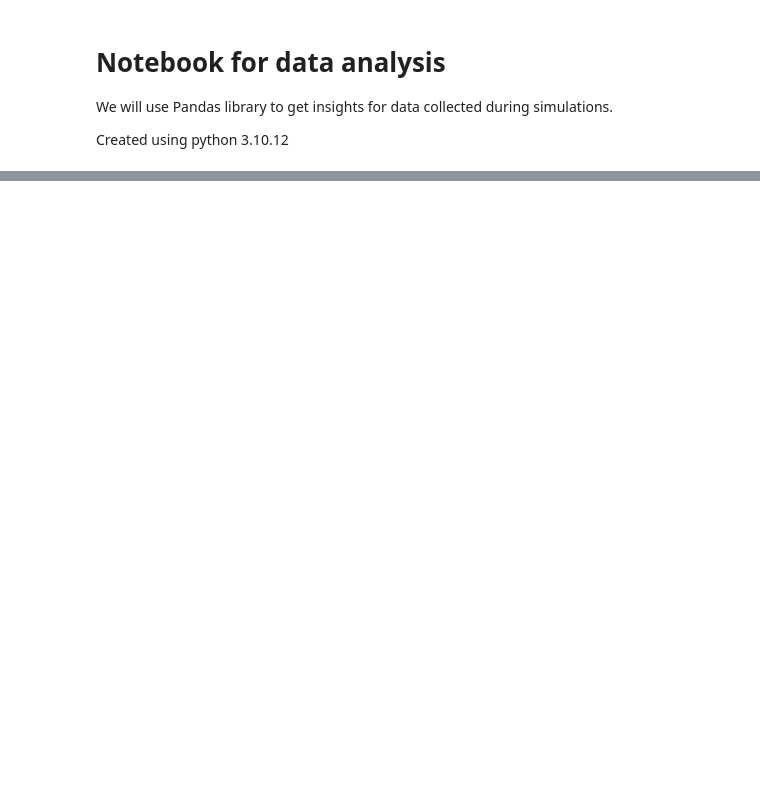
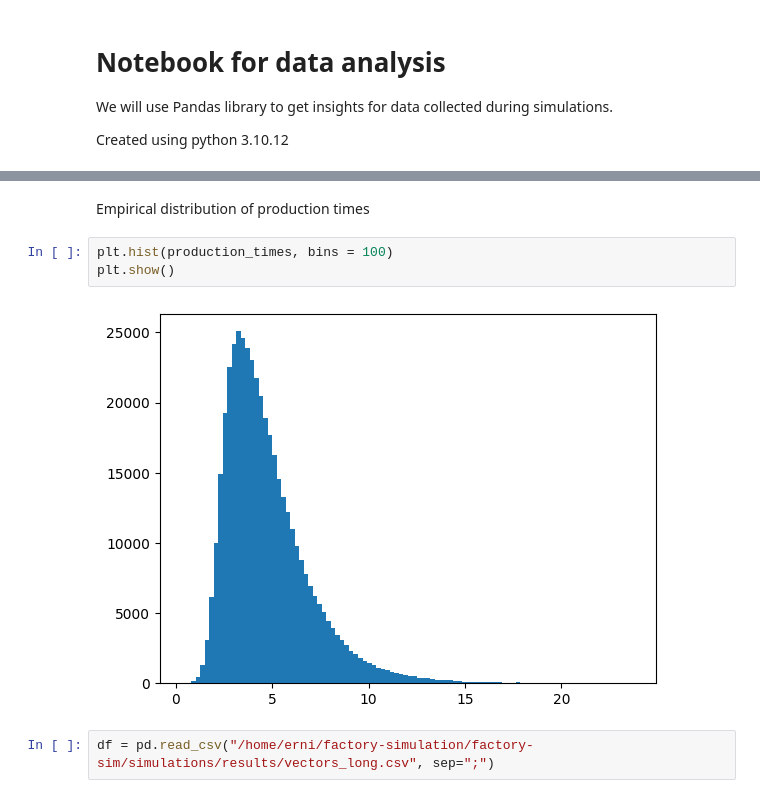
Before and after one commit to erni-de/factory-simulation, a Jupyter notebook: analysis.ipynb, the cells around one changed output, grey strips where cells are left out. Cells and saved outputs as stored; diff of their text form; blank space fills up the shorter version.

```diff
--- a/analysis.ipynb
+++ b/analysis.ipynb
@@ -32,0 +112,9 @@ df
+# %% [markdown]
+Empirical distribution of production times
+# %%
+plt.hist(production_times, bins = 100)
+plt.show()
+# %% [output]
+[figure, added]
+# %%
+df = pd.read_csv("/home/erni/factory-simulation/factory-sim/simulations/results/vectors_long.csv", sep=";")
```
Also changed, not shown: parts of 17 cells of this notebook, 20 other files.
